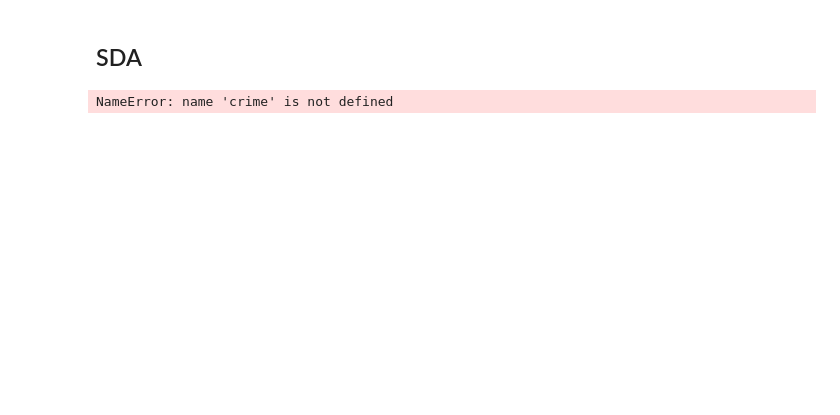
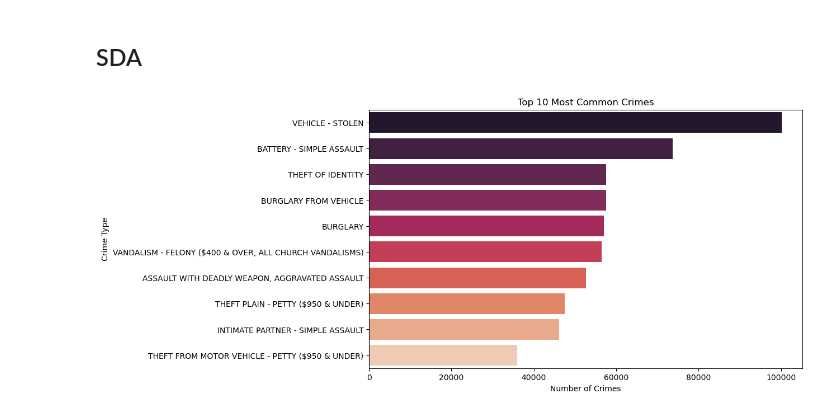
Before and after one commit to angeneris/la_crime_data, a Jupyter notebook: notebooks/crime_sda.ipynb, the cells around one changed output. Drawn from its saved outputs; the diff is of its cells as text; code cells hidden in the pictures; blank space fills up the shorter version.

```diff
--- a/notebooks/crime_sda.ipynb
+++ b/notebooks/crime_sda.ipynb
@@ -3,13 +7,15 @@
+# %%
+crime = pd.read_csv('/Users/angeneris/la_crime_data/la_crime_data-1/crime_data_2020_to_present.csv', parse_dates=['date_reported', 'crime_date'])
 # %%
 # Count the occurrence of each crime type
 crime_counts = crime['crime'].value_counts()
 
 # Plot the Top 10 Crimes
 top_10_crimes = plt.figure(figsize=(10, 6))
-sns.barplot(x=crime_counts.head(10).values, y=crime_counts.head(10).index, palette='viridis')
+sns.barplot(x=crime_counts.head(10).values, y=crime_counts.head(10).index, hue=crime_counts.head(10).index, palette='rocket', legend=False)
 plt.xlabel('Number of Crimes')
 plt.ylabel('Crime Type')
 plt.title('Top 10 Most Common Crimes')
 plt.show()
 # %% [output]
-NameError: name 'crime' is not defined
+[figure, added]
```
Also changed, not shown: parts of 1 cell of this notebook.
